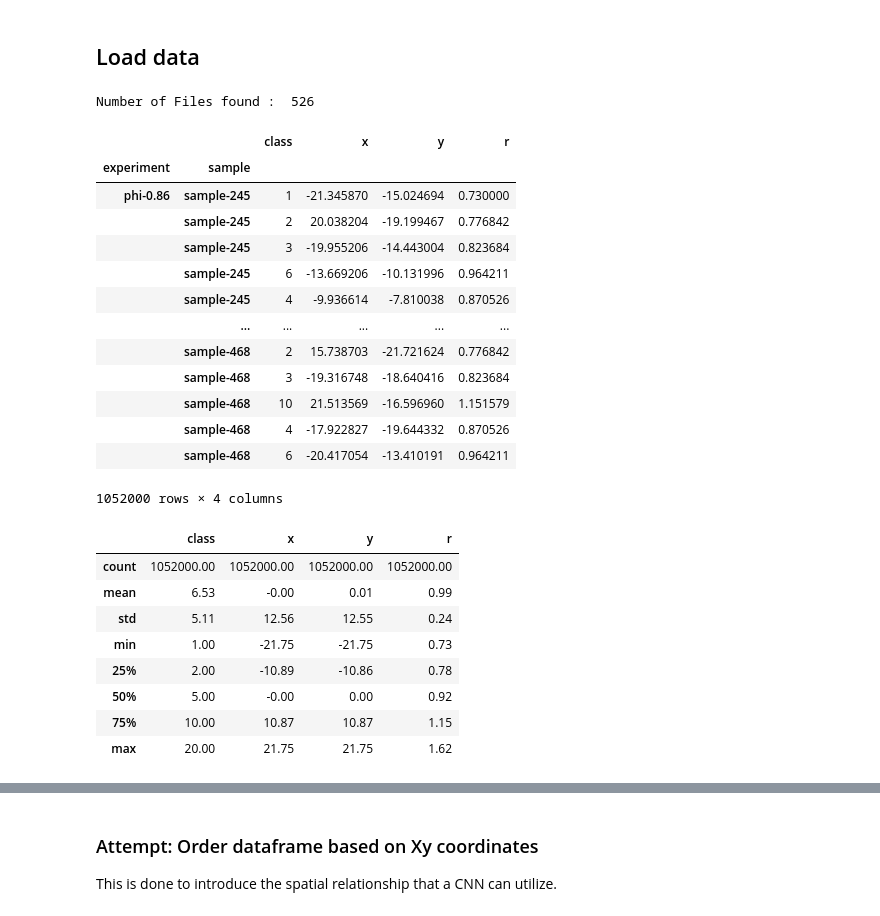
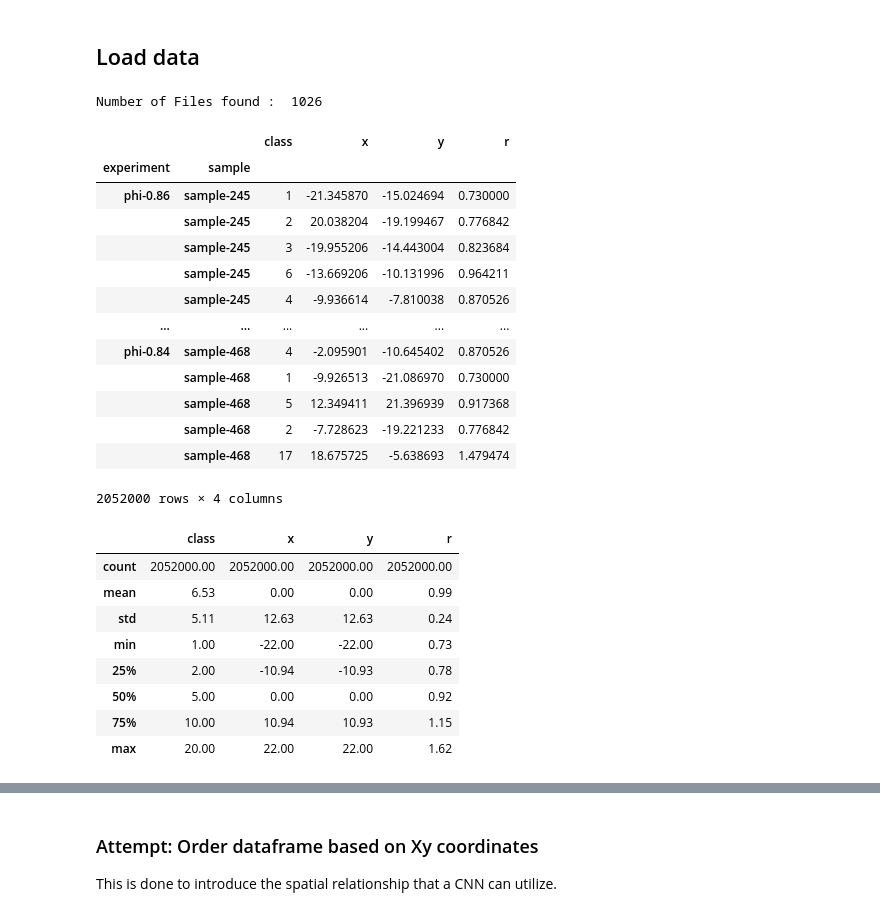
Before and after one commit to Veikko-Saikkonen/hard-spheres, a Jupyter notebook: Notebooks/HardSpheres_v1.ipynb, the cells around one changed output, grey strips where cells are left out. Drawn from its saved outputs; the diff is of its cells as text; code cells hidden in the pictures.

```diff
--- a/Notebooks/HardSpheres_v1.ipynb
+++ b/Notebooks/HardSpheres_v1.ipynb
@@ -58,41 +58,41 @@ os.environ["MLFLOW_ENABLE_SYSTEM_METRICS_LOGGING"] = "true"
 ## Load data
 # %%
 
-phis = [0.86] # Add more phis here
+phis = [0.86, 0.84] # Add more phis here
 
 path = Path("../data/raw/samples")
 
 files, dataframe, metadata = load_raw_data(path, phi=phis)
 
 dataframe
 # %% [output]
-Number of Files found :  526
+Number of Files found :  1026
 |  |  | class | x | y | r |
 | experiment | sample |  |  |  |  |
 | phi-0.86 | sample-245 | 1 | -21.345870 | -15.024694 | 0.730000 |
 |  | sample-245 | 2 | 20.038204 | -19.199467 | 0.776842 |
 |  | sample-245 | 3 | -19.955206 | -14.443004 | 0.823684 |
 |  | sample-245 | 6 | -13.669206 | -10.131996 | 0.964211 |
 |  | sample-245 | 4 | -9.936614 | -7.810038 | 0.870526 |
-|  | ... | ... | ... | ... | ... |
-|  | sample-468 | 2 | 15.738703 | -21.721624 | 0.776842 |
-|  | sample-468 | 3 | -19.316748 | -18.640416 | 0.823684 |
-|  | sample-468 | 10 | 21.513569 | -16.596960 | 1.151579 |
-|  | sample-468 | 4 | -17.922827 | -19.644332 | 0.870526 |
-|  | sample-468 | 6 | -20.417054 | -13.410191 | 0.964211 |
+| ... | ... | ... | ... | ... | ... |
+| phi-0.84 | sample-468 | 4 | -2.095901 | -10.645402 | 0.870526 |
+|  | sample-468 | 1 | -9.926513 | -21.086970 | 0.730000 |
+|  | sample-468 | 5 | 12.349411 | 21.396939 | 0.917368 |
+|  | sample-468 | 2 | -7.728623 | -19.221233 | 0.776842 |
+|  | sample-468 | 17 | 18.675725 | -5.638693 | 1.479474 |
-1052000 rows × 4 columns
+2052000 rows × 4 columns
 # %%
 dataframe.describe().round(2)
 # %% [output]
 |  | class | x | y | r |
-| count | 1052000.00 | 1052000.00 | 1052000.00 | 1052000.00 |
-| mean | 6.53 | -0.00 | 0.01 | 0.99 |
-| std | 5.11 | 12.56 | 12.55 | 0.24 |
-| min | 1.00 | -21.75 | -21.75 | 0.73 |
-| 25% | 2.00 | -10.89 | -10.86 | 0.78 |
-| 50% | 5.00 | -0.00 | 0.00 | 0.92 |
-| 75% | 10.00 | 10.87 | 10.87 | 1.15 |
-| max | 20.00 | 21.75 | 21.75 | 1.62 |
+| count | 2052000.00 | 2052000.00 | 2052000.00 | 2052000.00 |
+| mean | 6.53 | 0.00 | 0.00 | 0.99 |
+| std | 5.11 | 12.63 | 12.63 | 0.24 |
+| min | 1.00 | -22.00 | -22.00 | 0.73 |
+| 25% | 2.00 | -10.94 | -10.93 | 0.78 |
+| 50% | 5.00 | 0.00 | 0.00 | 0.92 |
+| 75% | 10.00 | 10.94 | 10.93 | 1.15 |
+| max | 20.00 | 22.00 | 22.00 | 1.62 |
 # %%
 class StaticMinMaxScaler(object):
     def __init__(self, columns, maximum, minimum):
```
Also changed, not shown: parts of 15 cells of this notebook, 2 other files.
